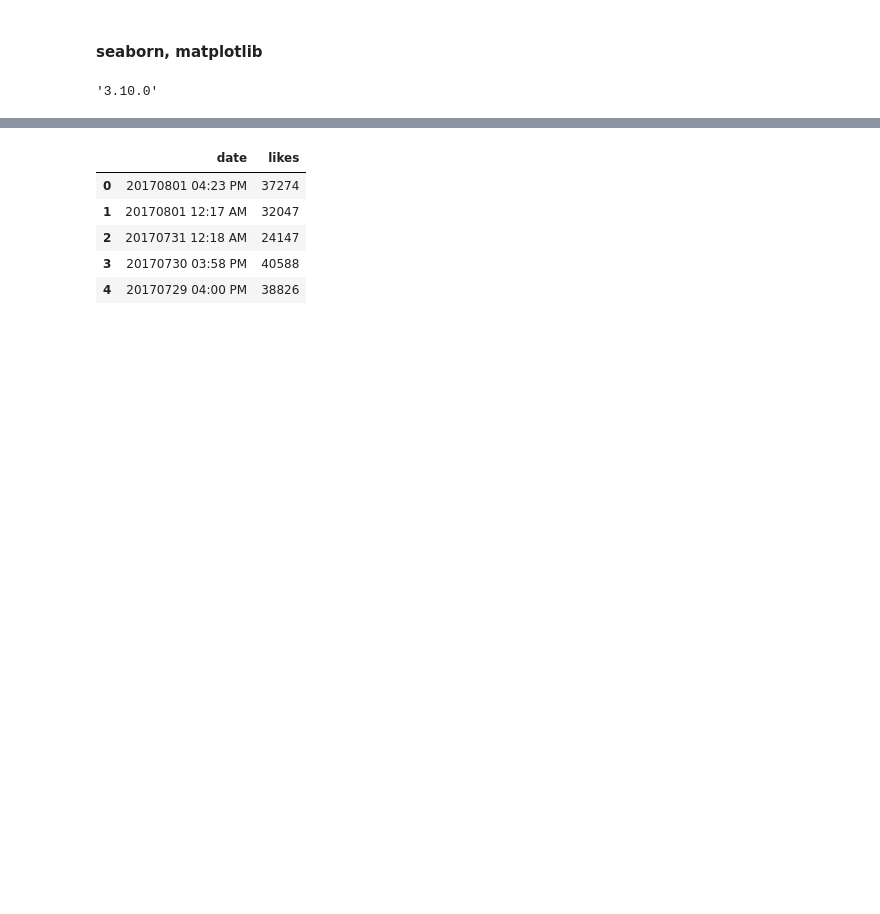
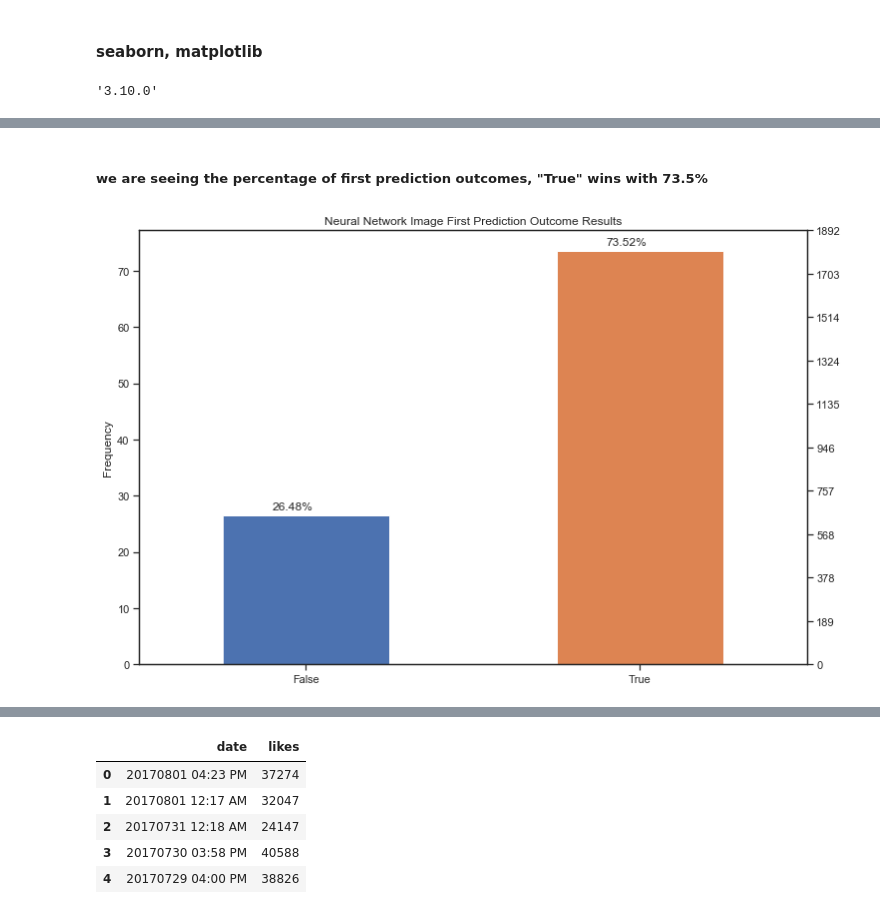
Before and after one commit to MJOAN/Udacity-DA-P4, a Jupyter notebook: Wrangling Data Project.ipynb, the cells around one changed output, grey strips where cells are left out. Cells and saved outputs as stored; diff of their text form; code cells hidden in the pictures; blank space fills up the shorter version.

```diff
--- a/Wrangling Data Project.ipynb
+++ b/Wrangling Data Project.ipynb
@@ -453,0 +452,15 @@ g.fig.set_size_inches(12, 10)
+# %% [markdown]
+##### we are seeing the percentage of first prediction outcomes, "True" wins with 73.5%
+# %%
+plt.figure(figsize=(12,8))
+plt.title('Neural Network Image First Prediction Outcome Results')
+plt.ylabel('Frequency')
+
+ax = (master.first_prediction_outcome.value_counts()/len(master)*100).sort_index().plot(kind="bar", rot=0) # cite 9
+ax2 = ax.twinx()
+ax2.set_yticks(np.arange(0, 110, 10)*len(master)/100)
+
+for p in ax.patches:
+    ax.annotate('{:.2f}%'.format(p.get_height()), (p.get_x()+0.15, p.get_height()+1))
+# %% [output]
+[figure, added]
```
Also changed, not shown: parts of 29 cells of this notebook.
